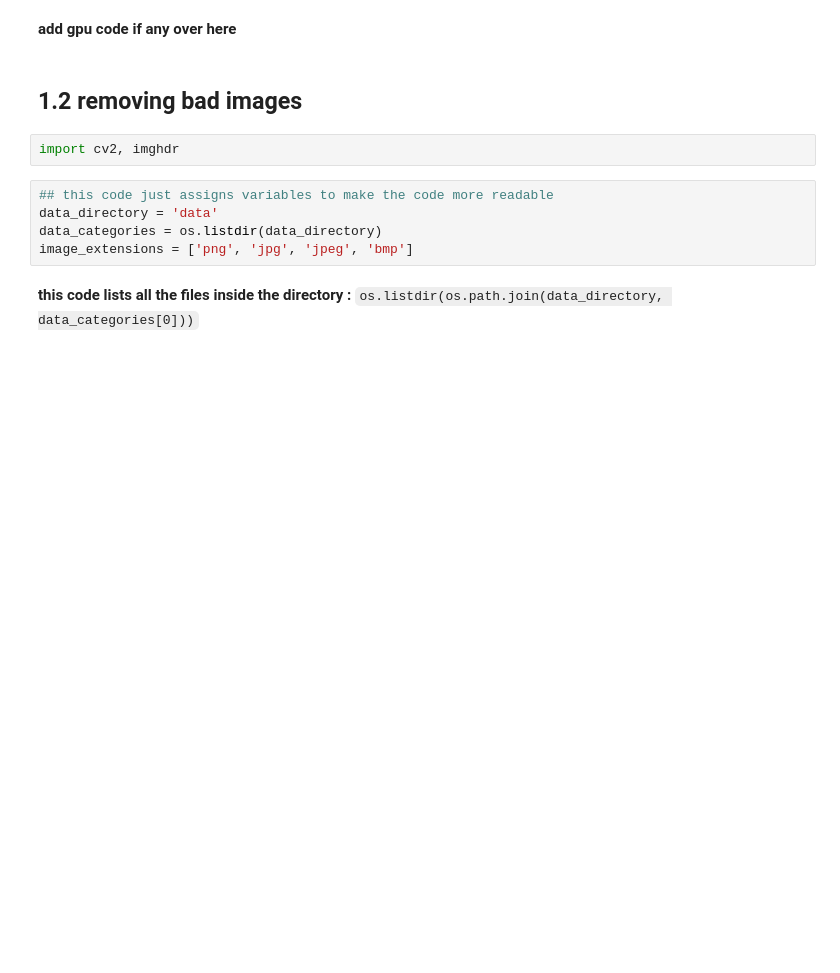
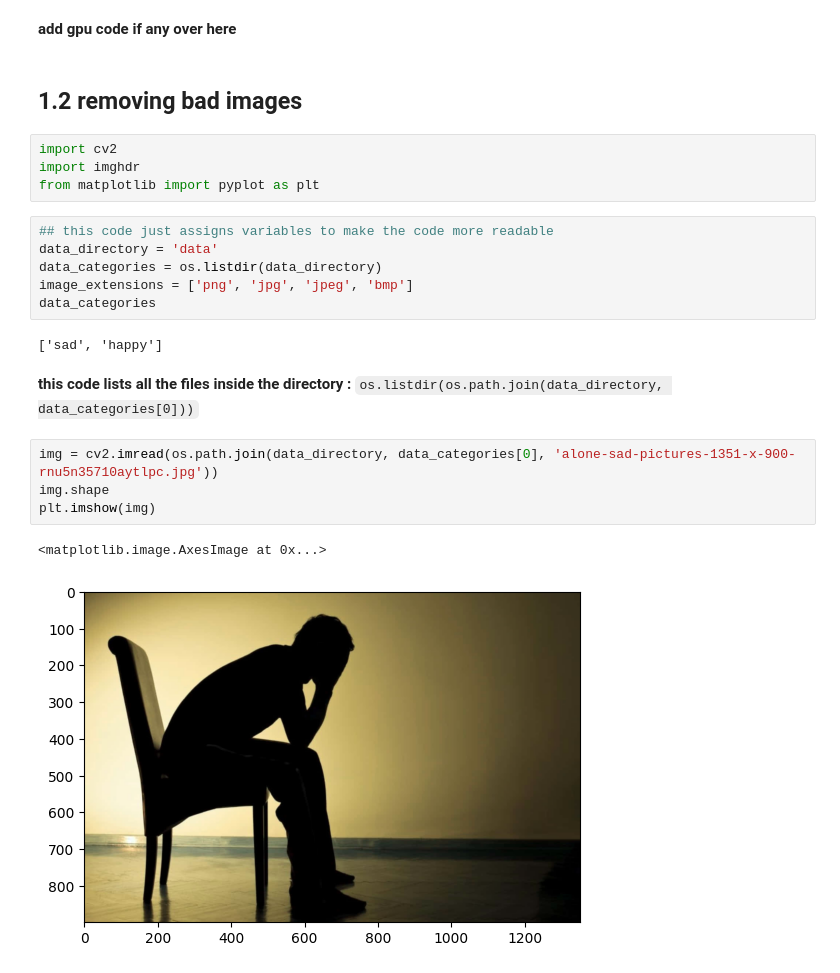
Before and after one commit to Jeffrey-joe-mathews/Janus-ImageRecognition, a Jupyter notebook: main.ipynb, the cells around one changed output. Cells and saved outputs as stored; diff of their text form; blank space fills up the shorter version.

Commit message:
removed bad images

```diff
--- a/main.ipynb
+++ b/main.ipynb
@@ -57,12 +57,24 @@ gpus
 # %% [markdown]
 ## 1.2 removing bad images
 # %%
-import cv2, imghdr
+import cv2
+import imghdr
+from matplotlib import pyplot as plt
 # %%
 ## this code just assigns variables to make the code more readable
 data_directory = 'data'
 data_categories = os.listdir(data_directory)
 image_extensions = ['png', 'jpg', 'jpeg', 'bmp']
+data_categories
+# %% [output]
+['sad', 'happy']
 # %% [markdown]
 **this code lists all the files inside the directory :**
 `os.listdir(os.path.join(data_directory, data_categories[0]))`
+# %%
+img = cv2.imread(os.path.join(data_directory, data_categories[0], 'alone-sad-pictures-1351-x-900-rnu5n35710aytlpc.jpg'))
+img.shape
+plt.imshow(img)
+# %% [output]
+<matplotlib.image.AxesImage at 0x...>
+[figure, added]
```
Also changed, not shown: parts of 5 cells of this notebook.
